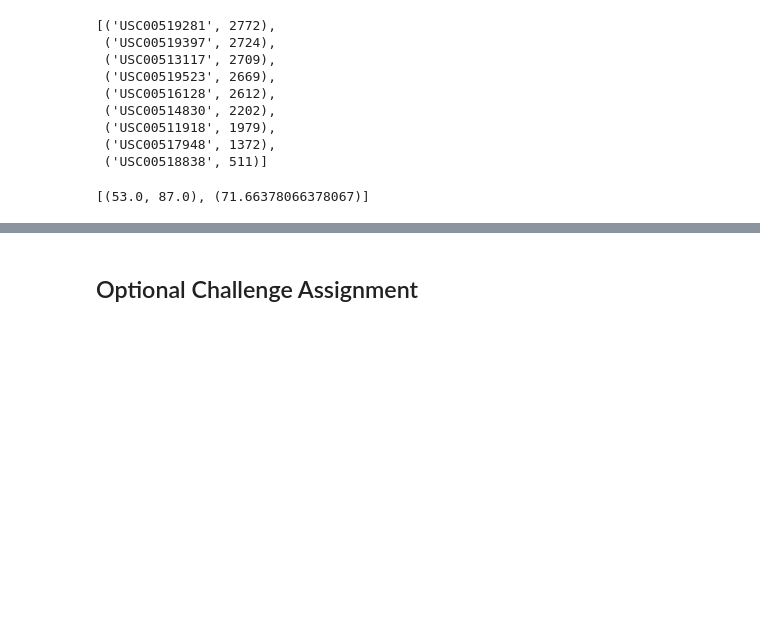
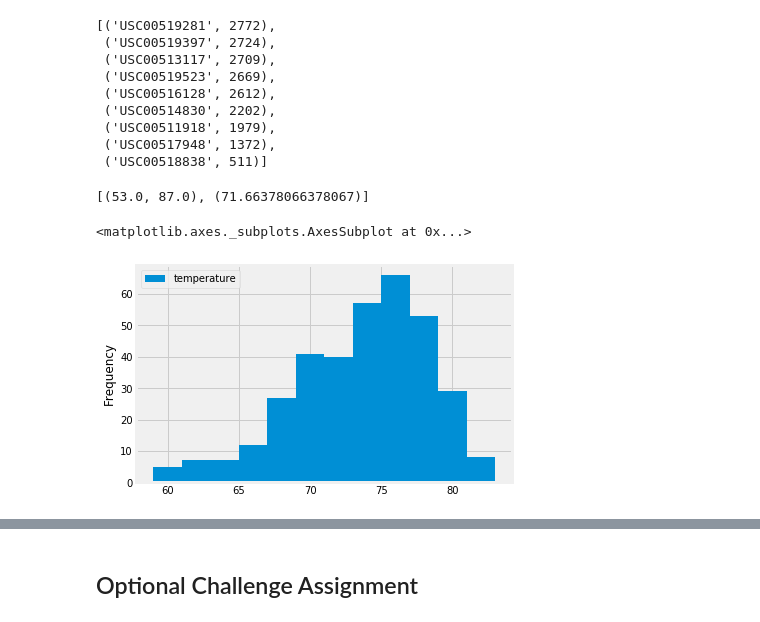
Before and after one commit to TotalEntropy/UofT-Data-2019, a Jupyter notebook: climate_starter.ipynb, the cells around one changed output, grey strips where cells are left out. Saved outputs shown, nothing was run; the diff lists cells and outputs as text; code cells hidden in the pictures; blank space fills up the shorter version.

```diff
--- a/climate_starter.ipynb
+++ b/climate_starter.ipynb
@@ -56,10 +56,11 @@ first_row.__dict__
 # %%
 # Calculate the date 1 year ago from the last data point in the database
-last_date = str(session.query(Measurement.date).order_by(Measurement.date.desc()).\
-    first())
+last_date = str(session.query(Measurement.date).\
+                order_by(Measurement.date.desc()).first())
 last_date
 # %% [output]
 "('2017-08-23',)"
 # %%
-year_ago = dt.datetime.strptime(last_date, "('%Y-%m-%d',)") - dt.timedelta(days = 365)
-year_ago.date()
+year_ago = (dt.datetime.strptime(last_date, "('%Y-%m-%d',)") -
+                                dt.timedelta(days = 365))
+#year_ago.date()
@@ -168,4 +144,16 @@ results
 # %%
 # Choose the station with the highest number of temperature observations.
 # Query the last 12 months of temperature observation data for this station
 # and plot the results as a histogram
+active_station = session.query(Measurement.station).\
+                    group_by(Measurement.station).\
+                    order_by(func.count(Measurement.tobs).desc()).first()
+temp = session.query(Measurement.tobs).\
+                    filter(Measurement.station == active_station.station,\
+                          Measurement.date >= year_ago.date()).all()
+temp_df = pd.DataFrame(temp)
+temp_df.columns = ['temperature']
+temp_df.plot.hist(bins=12)
+# %% [output]
+<matplotlib.axes._subplots.AxesSubplot at 0x...>
+[figure, added]
```
Also changed, not shown: parts of 7 cells of this notebook.
